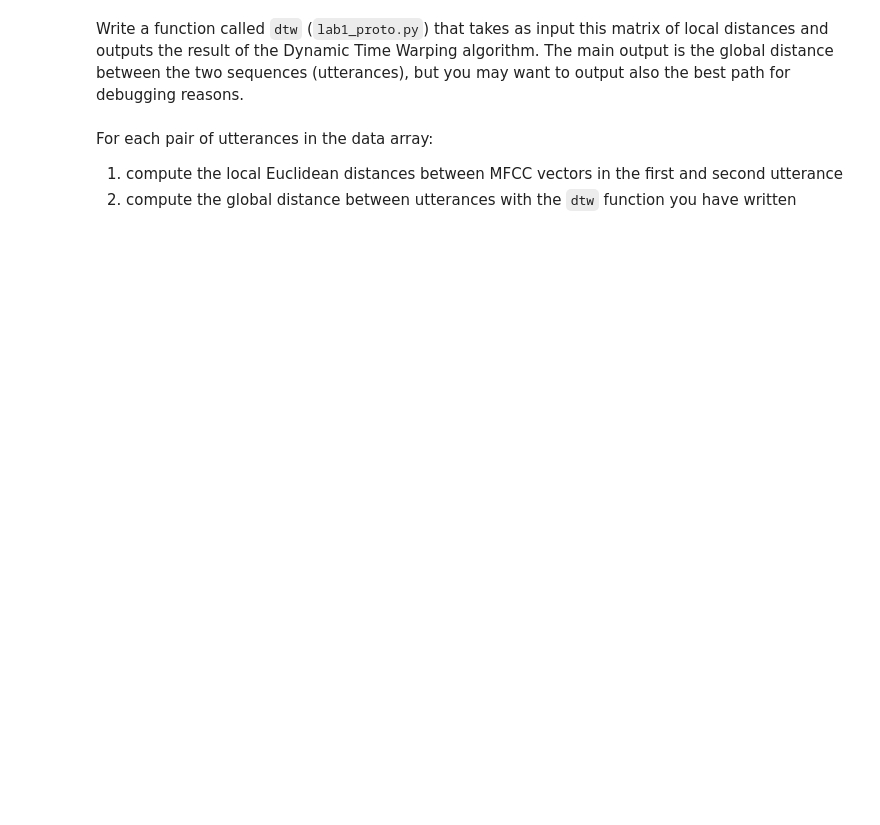
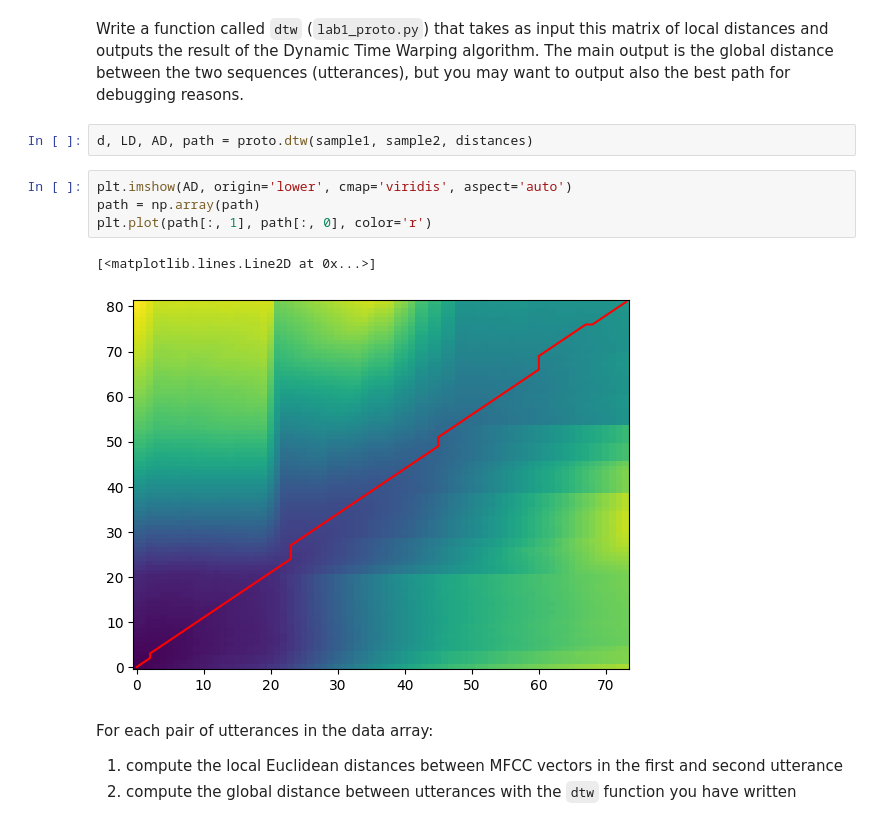
Before and after one commit to celdot/Speech_Speaker_Recognition, a Jupyter notebook: Assignements/lab1/lab1.ipynb, the cells around one changed output. Cells and saved outputs as stored; diff of their text form; blank space fills up the shorter version.

```diff
--- a/Assignements/lab1/lab1.ipynb
+++ b/Assignements/lab1/lab1.ipynb
@@ -438,5 +448,14 @@ TypeError: unsupported operand type(s) for ** or pow(): 'float' and 'function'
 # %% [markdown]
 Write a function called `dtw` (`lab1_proto.py`) that takes as input this matrix of local distances and outputs the result of the Dynamic Time Warping algorithm. The main output is the global distance between the two sequences (utterances), but you may want to output also the best path for debugging reasons.
+# %%
+d, LD, AD, path = proto.dtw(sample1, sample2, distances)
+# %%
+plt.imshow(AD, origin='lower', cmap='viridis', aspect='auto')
+path = np.array(path)
+plt.plot(path[:, 1], path[:, 0], color='r')
+# %% [output]
+[<matplotlib.lines.Line2D at 0x...>]
+[figure, added]
 # %% [markdown]
 For each pair of utterances in the data array:
 
```
Also changed, not shown: parts of 5 cells of this notebook, 1 other file.
